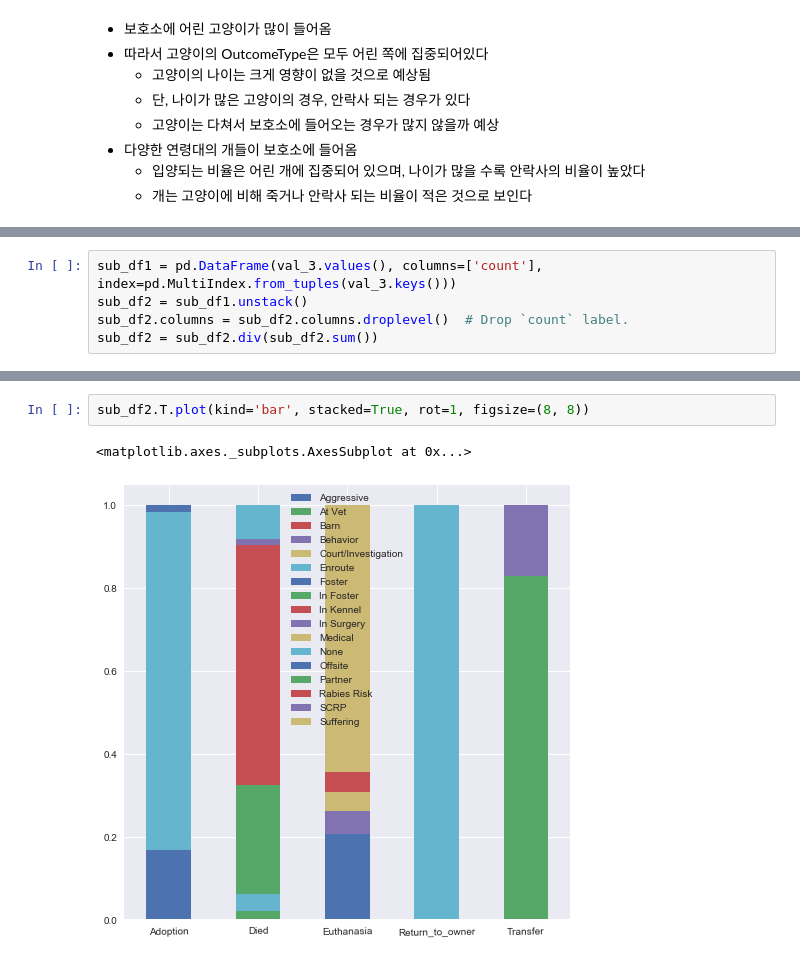
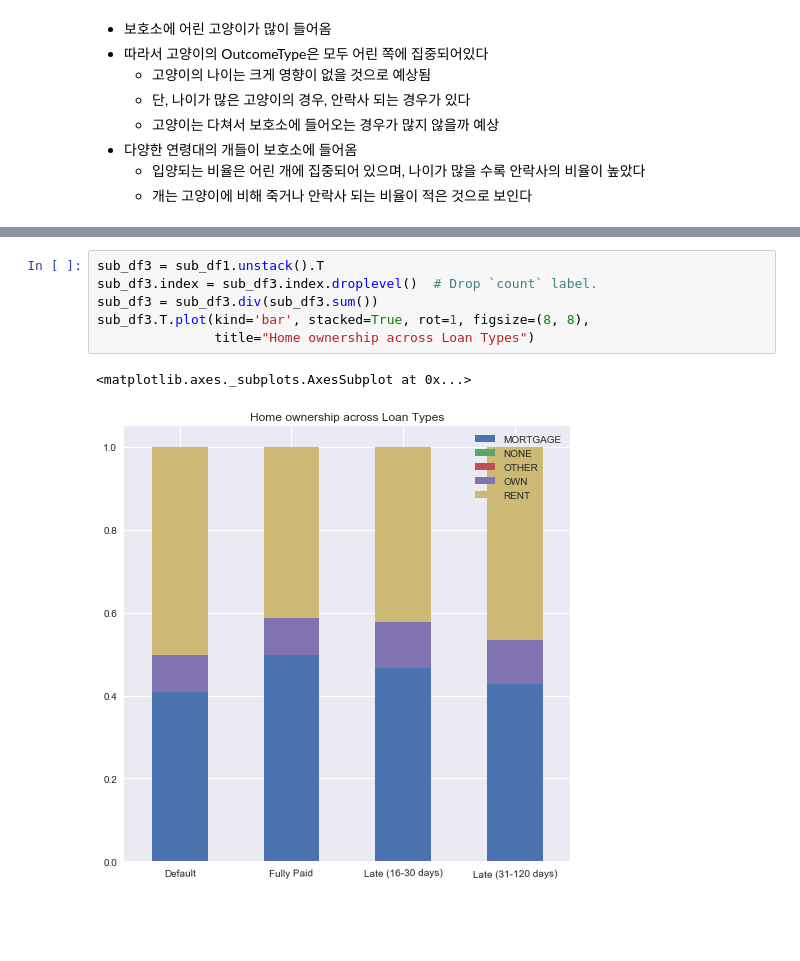
Before and after one commit to JihongL/Shelter-Animal-Outcomes, a Jupyter notebook: Shelter_EDA.ipynb, the cells around one changed output, grey strips where cells are left out. Saved outputs shown, nothing was run; the diff lists cells and outputs as text; blank space fills up the shorter version.

Commit message:
Add stacked plot

```diff
--- a/Shelter_EDA.ipynb
+++ b/Shelter_EDA.ipynb
@@ -280,5 +245,0 @@ val_3=Counter(tuples)
-# %%
-sub_df1 = pd.DataFrame(val_3.values(), columns=['count'], index=pd.MultiIndex.from_tuples(val_3.keys()))
-sub_df2 = sub_df1.unstack()
-sub_df2.columns = sub_df2.columns.droplevel()  # Drop `count` label.
-sub_df2 = sub_df2.div(sub_df2.sum())
@@ -306,5 +273,9 @@ sub_df2
 # %%
-sub_df2.T.plot(kind='bar', stacked=True, rot=1, figsize=(8, 8))
+sub_df3 = sub_df1.unstack().T
+sub_df3.index = sub_df3.index.droplevel()  # Drop `count` label.
+sub_df3 = sub_df3.div(sub_df3.sum())
+sub_df3.T.plot(kind='bar', stacked=True, rot=1, figsize=(8, 8),
+               title="Home ownership across Loan Types")
 # %% [output]
 <matplotlib.axes._subplots.AxesSubplot at 0x...>
-[figure, old version]
+[figure, new version]
```
Also changed, not shown: parts of 12 cells of this notebook.
